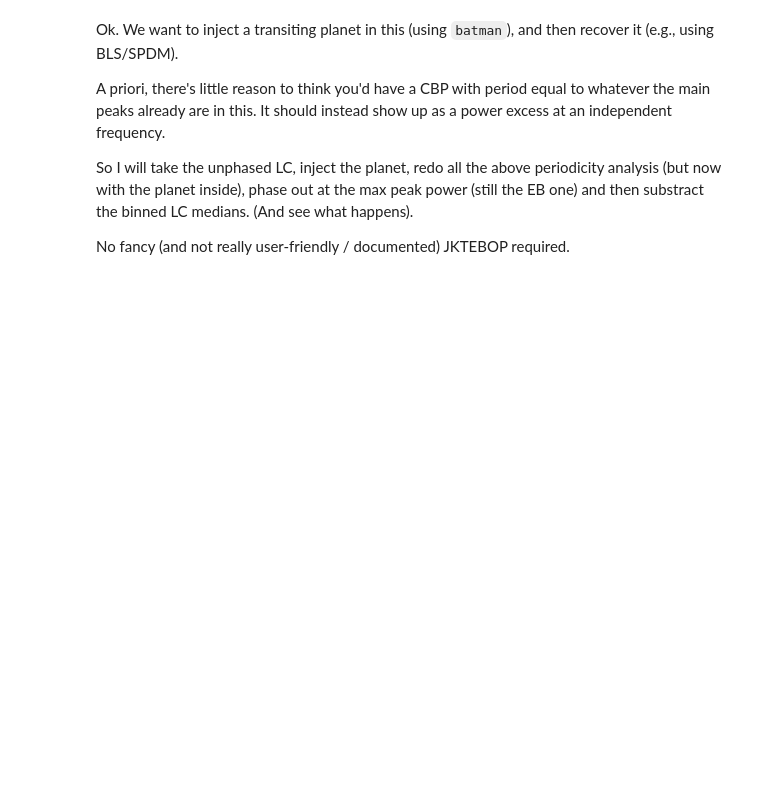
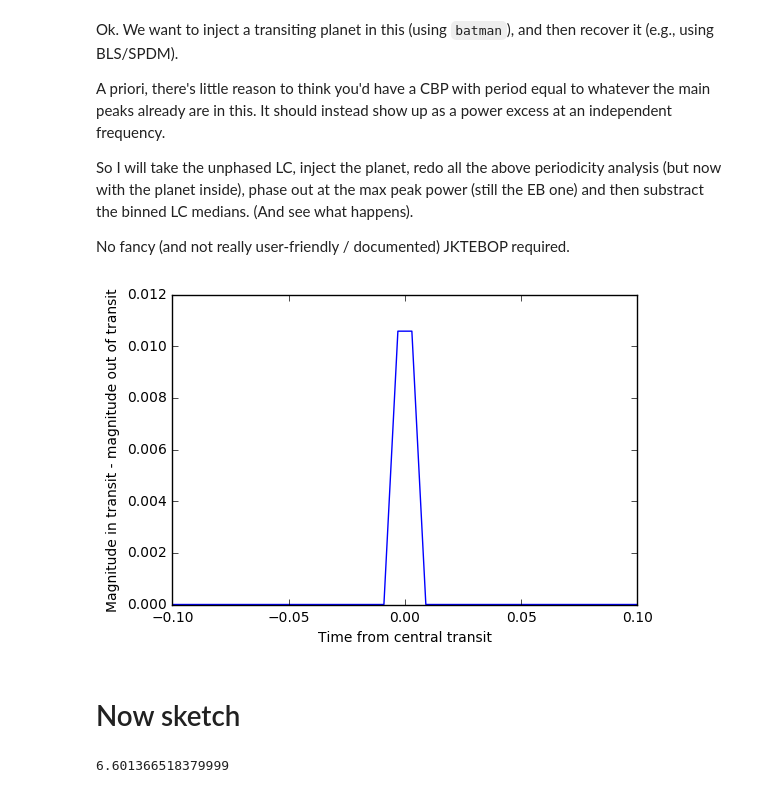
Before and after one commit to lgbouma/hat, a Jupyter notebook: notebooks/EB_fitting.ipynb, the cells around one changed output. Cells and saved outputs as stored; diff of their text form; code cells hidden in the pictures; blank space fills up the shorter version.

```diff
--- a/notebooks/EB_fitting.ipynb
+++ b/notebooks/EB_fitting.ipynb
@@ -350,0 +362,33 @@ No fancy (and not really user-friendly / documented) JKTEBOP required.
+# %%
+params = batman.TransitParams()
+params.t0 = 0.                       #time of inferior conjunction
+params.per = 1.                      #orbital period
+params.rp = 0.1                      #planet radius (in units of stellar radii)
+params.a = 15.                       #semi-major axis (in units of stellar radii)
+params.inc = 87.                     #orbital inclination (in degrees)
+params.ecc = 0.                      #eccentricity
+params.w = 90.                       #longitude of periastron (in degrees)
+params.u = [0.1, 0.3]                #limb darkening coefficients
+params.limb_dark = "quadratic"       #limb darkening model
+# %%
+# time at which to calculate model
+t = np.linspace(-1.5, 1.5, 500)
+
+m = batman.TransitModel(params, t)    #initializes model
+relflux = m.light_curve(params)       #calculates light curve
+magdiff = -5/2. * np.log10(relflux)  #difference from median mag(?)
+# %%
+plt.plot(t, magdiff)
+ax = plt.gca()
+plt.xlabel("Time from central transit")
+plt.ylabel("Magnitude in transit - magnitude out of transit")
+ax.set(xlim=[-0.1,0.1])
+plt.show()
+# %% [output]
+[figure, added]
+# %% [markdown]
+# Now sketch
+# %%
+3.24159 * 2.101282
+# %% [output]
+6.601366518379999
```
Also changed, not shown: parts of 48 cells of this notebook, 14 other files.
